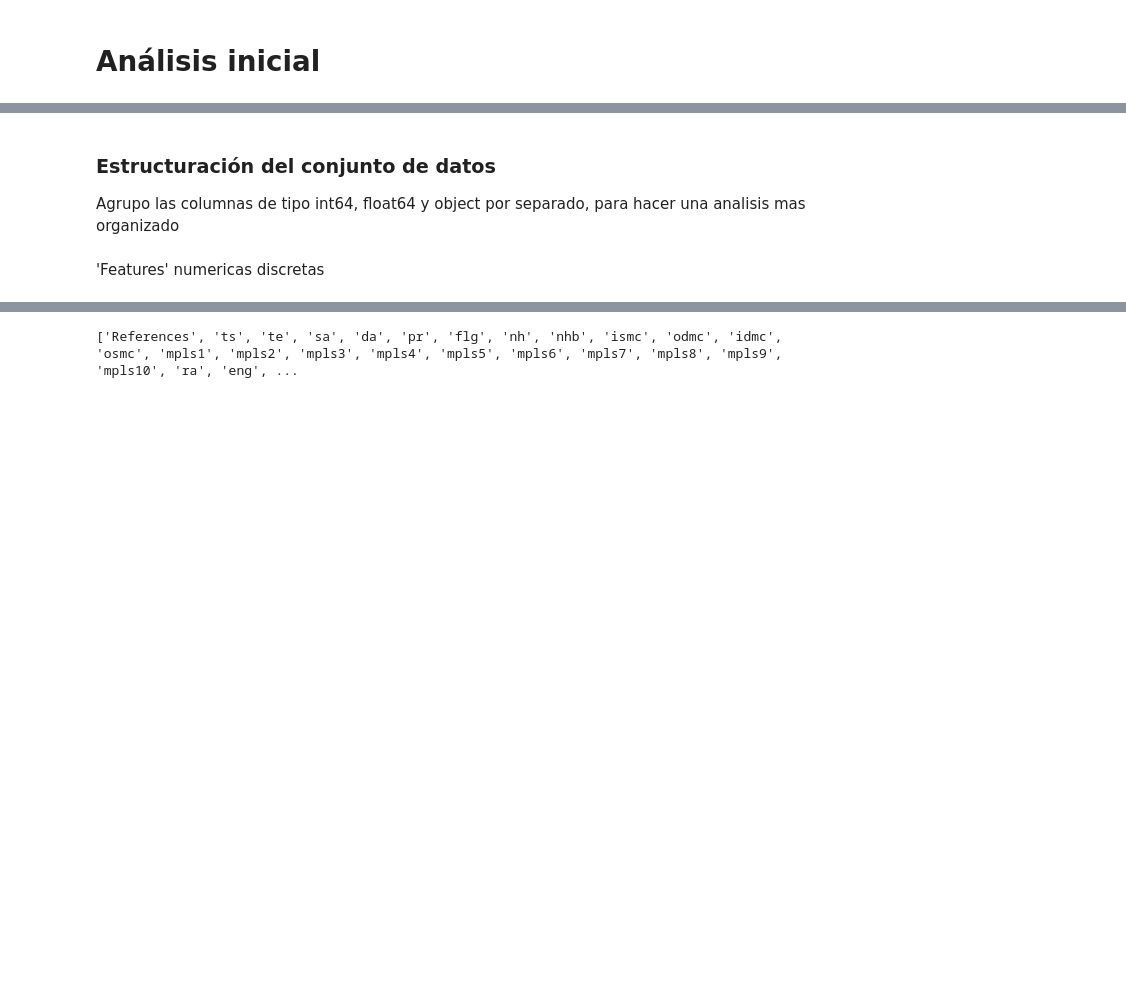
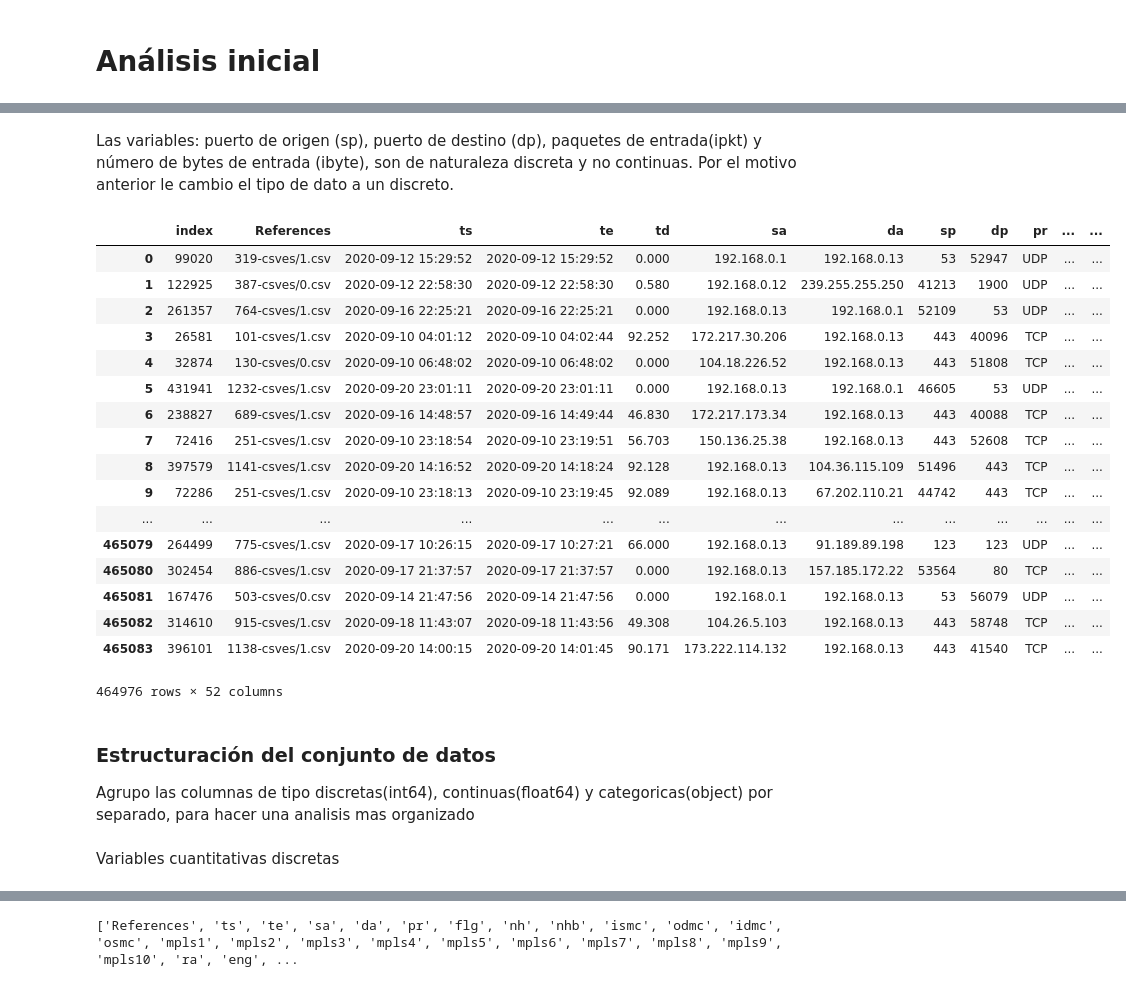
Before and after one commit to Kaiziferr/-Miner_Detector, a Jupyter notebook: PDG/1. Analysis_Univariado_Netflow.ipynb, the cells around one changed output, grey strips where cells are left out. Cells and saved outputs as stored; diff of their text form; code cells hidden in the pictures; blank space fills up the shorter version.

```diff
--- a/PDG/1. Analysis_Univariado_Netflow.ipynb
+++ b/PDG/1. Analysis_Univariado_Netflow.ipynb
@@ -167,6 +268,32 @@ Columnas con valores nulos:
+# %% [markdown]
+Las variables: puerto de origen (sp), puerto de destino (dp), paquetes de entrada(ipkt) y número de bytes de entrada (ibyte), son de naturaleza discreta y no continuas. Por el motivo anterior le cambio el tipo de dato a un discreto.
+# %%
+data.astype({'sp':'int64'})
+data.astype({'dp':'int64'})
+data.astype({'ipkt':'int64'})
+data.astype({'ibyt':'int64'})
+# %% [output]
+|  | index | References | ts | te | td | sa | da | sp | dp | pr | ... | ... |
+| 0 | 99020 | 319-csves/1.csv | 2020-09-12 15:29:52 | 2020-09-12 15:29:52 | 0.000 | 192.168.0.1 | 192.168.0.13 | 53 | 52947 | UDP | ... | ... |
+| 1 | 122925 | 387-csves/0.csv | 2020-09-12 22:58:30 | 2020-09-12 22:58:30 | 0.580 | 192.168.0.12 | 239.255.255.250 | 41213 | 1900 | UDP | ... | ... |
+| 2 | 261357 | 764-csves/1.csv | 2020-09-16 22:25:21 | 2020-09-16 22:25:21 | 0.000 | 192.168.0.13 | 192.168.0.1 | 52109 | 53 | UDP | ... | ... |
+| 3 | 26581 | 101-csves/1.csv | 2020-09-10 04:01:12 | 2020-09-10 04:02:44 | 92.252 | 172.217.30.206 | 192.168.0.13 | 443 | 40096 | TCP | ... | ... |
+| 4 | 32874 | 130-csves/0.csv | 2020-09-10 06:48:02 | 2020-09-10 06:48:02 | 0.000 | 104.18.226.52 | 192.168.0.13 | 443 | 51808 | TCP | ... | ... |
+| 5 | 431941 | 1232-csves/1.csv | 2020-09-20 23:01:11 | 2020-09-20 23:01:11 | 0.000 | 192.168.0.13 | 192.168.0.1 | 46605 | 53 | UDP | ... | ... |
+| 6 | 238827 | 689-csves/1.csv | 2020-09-16 14:48:57 | 2020-09-16 14:49:44 | 46.830 | 172.217.173.34 | 192.168.0.13 | 443 | 40088 | TCP | ... | ... |
+| 7 | 72416 | 251-csves/1.csv | 2020-09-10 23:18:54 | 2020-09-10 23:19:51 | 56.703 | 150.136.25.38 | 192.168.0.13 | 443 | 52608 | TCP | ... | ... |
+| 8 | 397579 | 1141-csves/1.csv | 2020-09-20 14:16:52 | 2020-09-20 14:18:24 | 92.128 | 192.168.0.13 | 104.36.115.109 | 51496 | 443 | TCP | ... | ... |
+| 9 | 72286 | 251-csves/1.csv | 2020-09-10 23:18:13 | 2020-09-10 23:19:45 | 92.089 | 192.168.0.13 | 67.202.110.21 | 44742 | 443 | TCP | ... | ... |
+| ... | ... | ... | ... | ... | ... | ... | ... | ... | ... | ... | ... | ... |
+| 465079 | 264499 | 775-csves/1.csv | 2020-09-17 10:26:15 | 2020-09-17 10:27:21 | 66.000 | 192.168.0.13 | 91.189.89.198 | 123 | 123 | UDP | ... | ... |
+| 465080 | 302454 | 886-csves/1.csv | 2020-09-17 21:37:57 | 2020-09-17 21:37:57 | 0.000 | 192.168.0.13 | 157.185.172.22 | 53564 | 80 | TCP | ... | ... |
+| 465081 | 167476 | 503-csves/0.csv | 2020-09-14 21:47:56 | 2020-09-14 21:47:56 | 0.000 | 192.168.0.1 | 192.168.0.13 | 53 | 56079 | UDP | ... | ... |
+| 465082 | 314610 | 915-csves/1.csv | 2020-09-18 11:43:07 | 2020-09-18 11:43:56 | 49.308 | 104.26.5.103 | 192.168.0.13 | 443 | 58748 | TCP | ... | ... |
+| 465083 | 396101 | 1138-csves/1.csv | 2020-09-20 14:00:15 | 2020-09-20 14:01:45 | 90.171 | 173.222.114.132 | 192.168.0.13 | 443 | 41540 | TCP | ... | ... |
+464976 rows × 52 columns
 # %% [markdown]
 ### Estructuración del conjunto de datos
-Agrupo las columnas de tipo int64, float64 y object por separado, para hacer una analisis mas organizado
+Agrupo las columnas de tipo discretas(int64), continuas(float64) y categoricas(object) por separado, para hacer una analisis mas organizado
 # %%
 data_numeric_int = (data.dtypes == "int64")
 data_numeric_float = (data.dtypes == "float64")
@@ -174,8 +301,8 @@ data_object  = (data.dtypes == "object")
 data_numeric_int = [c for c in data_numeric_int.index if data_numeric_int[c]]
 data_numeric_float = [c for c in data_numeric_float.index if data_numeric_float[c]]
 data_object = [c for c in data_object.index if data_object[c]]
-# %% [markdown]
-'Features' numericas discretas
+# %% [markdown]
+Variables cuantitativas discretas
 # %%
 data_numeric_int
 # %% [output]
```
Also changed, not shown: parts of 64 cells of this notebook, 5 other files.
